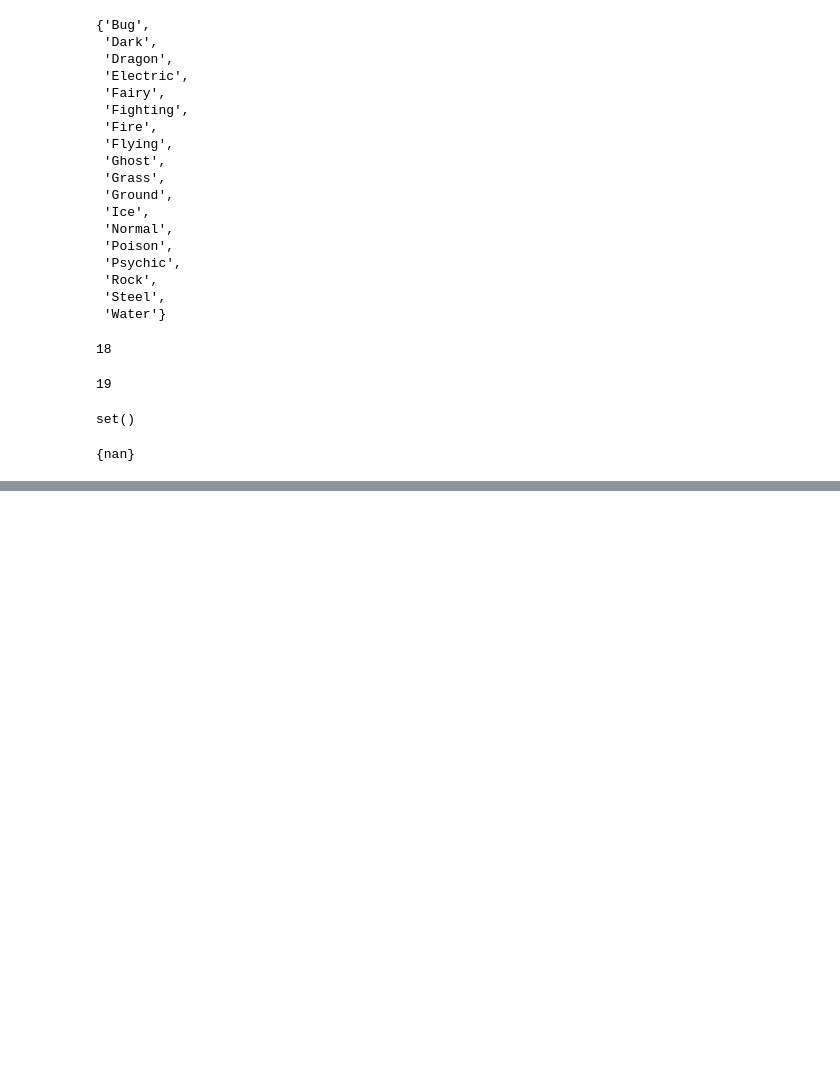
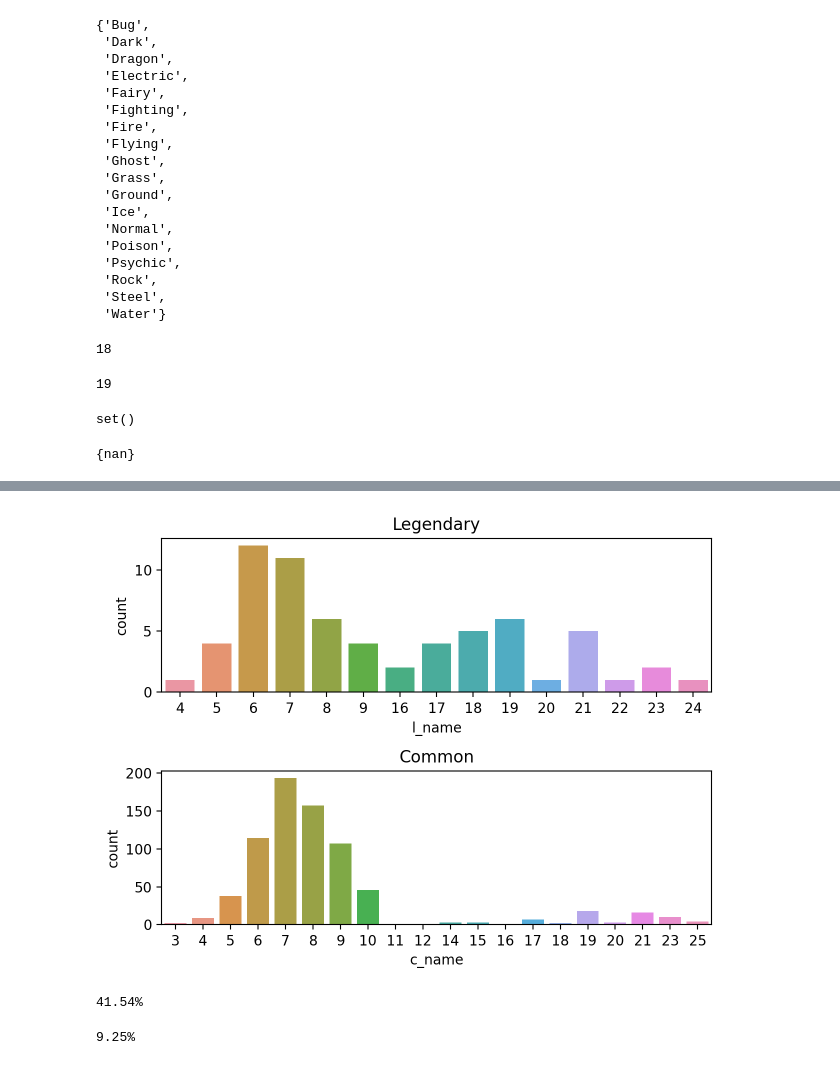
Before and after one commit to JangWoojun/big-data-analysis, a Jupyter notebook: pokemon(30619).ipynb, the cells around one changed output, grey strips where cells are left out. Saved outputs shown, nothing was run; the diff lists cells and outputs as text; code cells hidden in the pictures; blank space fills up the shorter version.

```diff
--- a/pokemon(30619).ipynb
+++ b/pokemon(30619).ipynb
@@ -196,0 +451,3 @@ set(pokemon["Type 2"]) - set(pokemon["Type 1"]) # 차집합 타입2 - 타입1
+# %%
+l_n_c = l_pokemon["#"].value_counts()
+l_n_c
@@ -196,0 +483,5 @@ set(pokemon["Type 2"]) - set(pokemon["Type 1"]) # 차집합 타입2 - 타입1
+# %%
+merge_df = pd.DataFrame()
+for i in sorted(l_n_c[l_n_c >= 2].index):
+    merge_df = pd.concat([merge_df, l_pokemon[l_pokemon["#"] == i]])
+merge_df
@@ -196,0 +513,3 @@ set(pokemon["Type 2"]) - set(pokemon["Type 1"]) # 차집합 타입2 - 타입1
+# %%
+l_pokemon["l_name"] = l_pokemon["Name"].apply(lambda i: len(i))
+l_pokemon
@@ -196,0 +530,3 @@ set(pokemon["Type 2"]) - set(pokemon["Type 1"]) # 차집합 타입2 - 타입1
+# %%
+c_pokemon["c_name"] = c_pokemon["Name"].apply(lambda i: len(i))
+c_pokemon
@@ -196,0 +547,18 @@ set(pokemon["Type 2"]) - set(pokemon["Type 1"]) # 차집합 타입2 - 타입1
+# %%
+plt.subplot(211)
+sns.countplot(data = l_pokemon, x = "l_name")
+plt.title("Legendary")
+plt.subplot(212)
+sns.countplot(data = c_pokemon, x = "c_name")
+plt.title("Common")
+plt.tight_layout()
+# %% [output]
+[figure, added]
+# %%
+print(f"{round(len(l_pokemon[l_pokemon['l_name'] > 11]) / len(l_pokemon) * 100, 2)}%")
+# %% [output]
+41.54%
+# %%
+print(f"{round(len(c_pokemon[c_pokemon['c_name'] > 11]) / len(c_pokemon) * 100, 2)}%")
+# %% [output]
+9.25%
```
Also changed, not shown: parts of 50 cells of this notebook.
